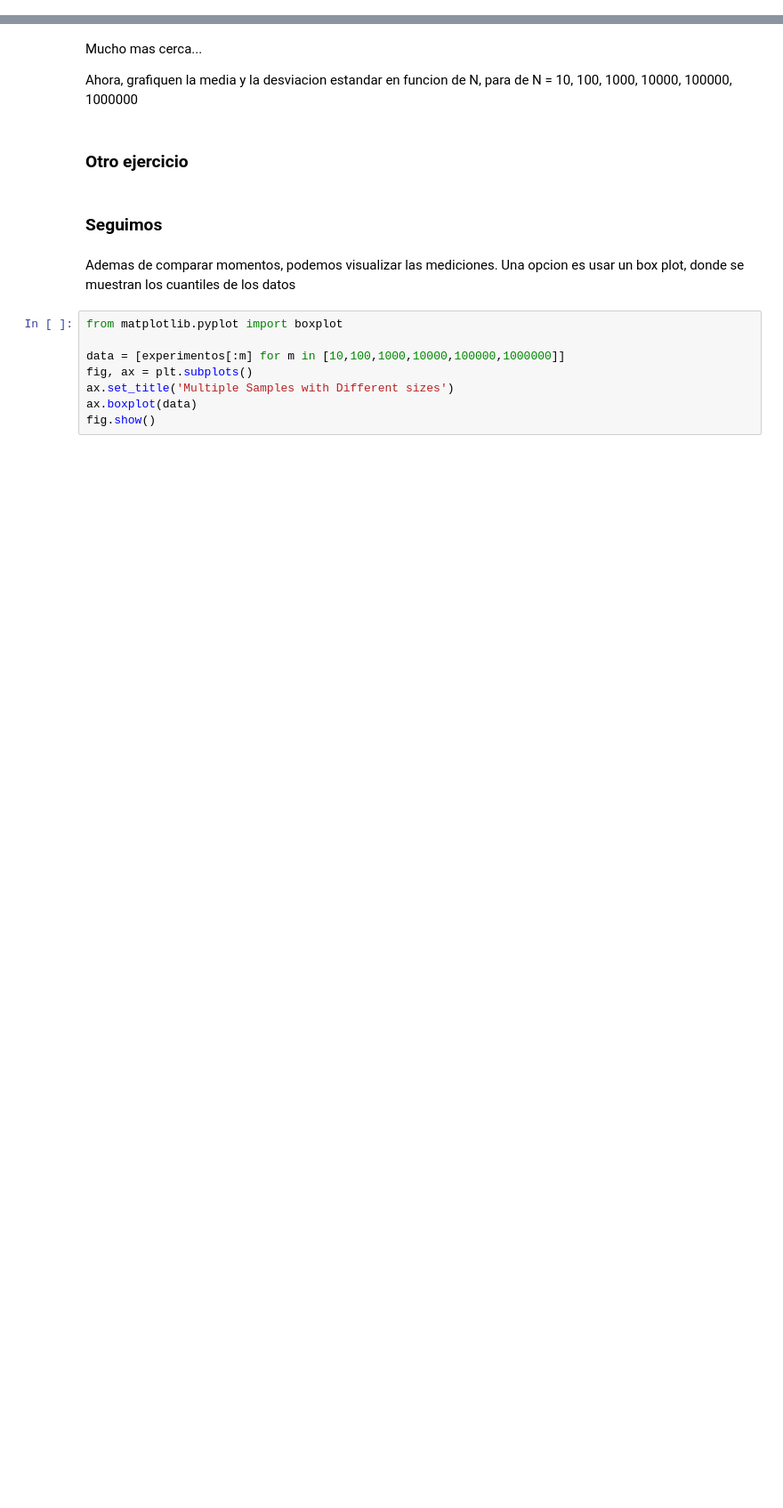
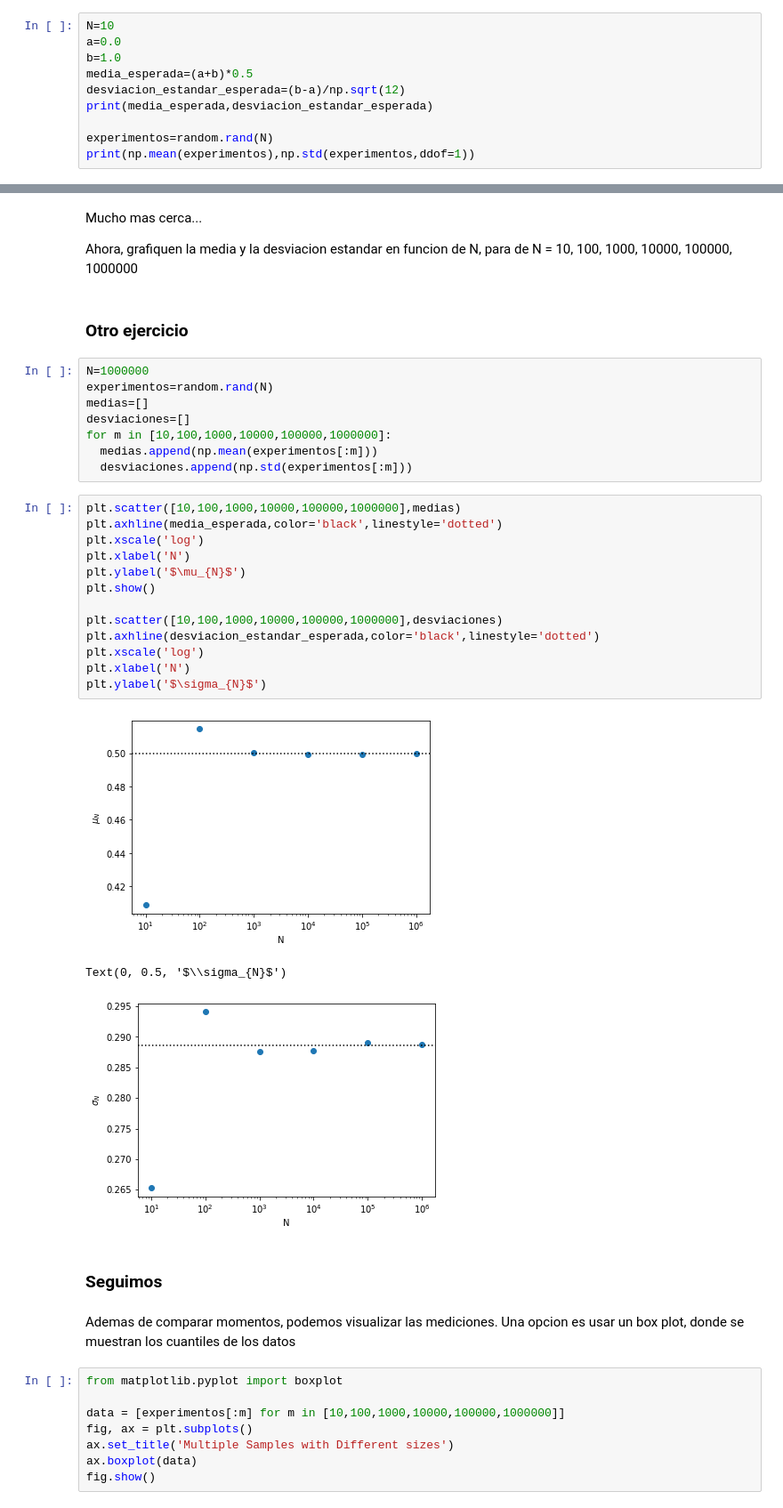
Before and after one commit to naikymen/ML_UNSAM, a Jupyter notebook: 02p_Probabilidad.ipynb, the cells around one changed output, grey strips where cells are left out. Shown at 89% size. Cells and saved outputs as stored; diff of their text form; blank space fills up the shorter version.

```diff
--- a/02p_Probabilidad.ipynb
+++ b/02p_Probabilidad.ipynb
@@ -87,0 +114,10 @@ $\sigma^{2} \approx \frac{1}{N}\sum_{n=1}^{N}(x_{n}-\mu)^{2}$
+# %%
+N=10
+a=0.0
+b=1.0
+media_esperada=(a+b)*0.5
+desviacion_estandar_esperada=(b-a)/np.sqrt(12)
+print(media_esperada,desviacion_estandar_esperada)
+
+experimentos=random.rand(N)
+print(np.mean(experimentos),np.std(experimentos,ddof=1))
@@ -103,6 +144,31 @@ Mucho mas cerca...
 Ahora, grafiquen la media y la desviacion estandar en funcion de N, para de N = 10, 100, 1000, 10000, 100000, 1000000
 # %% [markdown]
 ### Otro ejercicio
+# %%
+N=1000000
+experimentos=random.rand(N)
+medias=[]
+desviaciones=[]
+for m in [10,100,1000,10000,100000,1000000]:
+  medias.append(np.mean(experimentos[:m]))
+  desviaciones.append(np.std(experimentos[:m]))
+# %%
+plt.scatter([10,100,1000,10000,100000,1000000],medias)
+plt.axhline(media_esperada,color='black',linestyle='dotted')
+plt.xscale('log')
+plt.xlabel('N')
+plt.ylabel('$\mu_{N}$')
+plt.show()
+
+plt.scatter([10,100,1000,10000,100000,1000000],desviaciones)
+plt.axhline(desviacion_estandar_esperada,color='black',linestyle='dotted')
+plt.xscale('log')
+plt.xlabel('N')
+plt.ylabel('$\sigma_{N}$')
+# %% [output]
+[figure, added]
+Text(0, 0.5, '$\\sigma_{N}$')
+[figure, added]
 # %% [markdown]
 ### Seguimos
 # %% [markdown]
```
Also changed, not shown: parts of 26 cells of this notebook.
